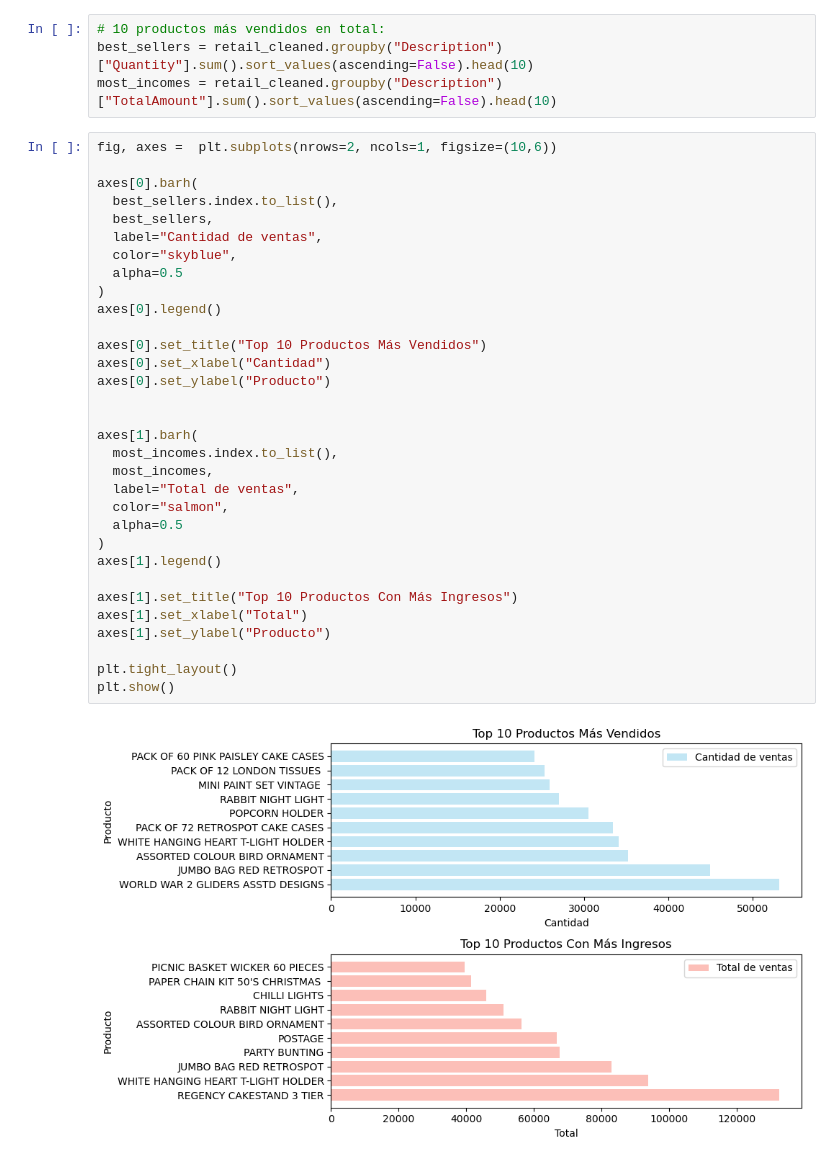
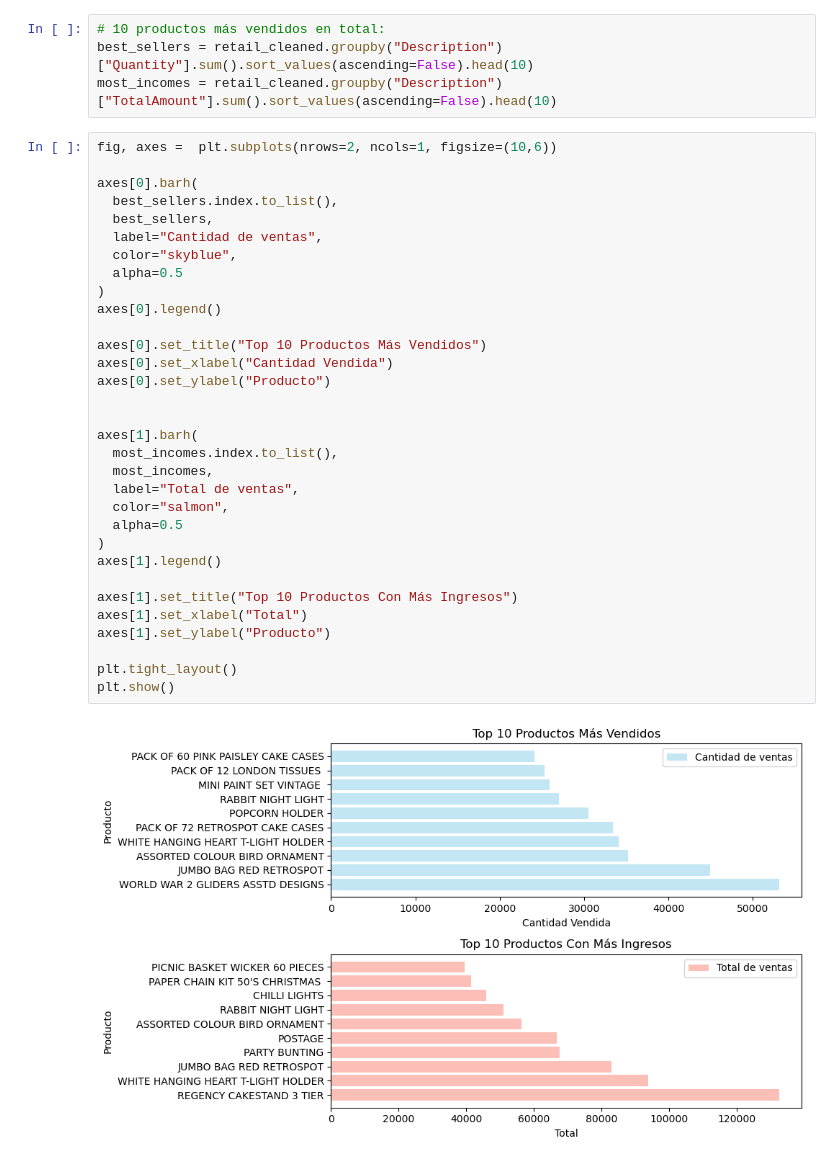
Before and after one commit to pahoalapizco/python_for_data_science, a Jupyter notebook: notebooks/4.0-numpy_pandas_da-analysis_01.ipynb, the cells around one changed output. Drawn from its saved outputs; the diff is of its cells as text.

```diff
--- a/notebooks/4.0-numpy_pandas_da-analysis_01.ipynb
+++ b/notebooks/4.0-numpy_pandas_da-analysis_01.ipynb
@@ -250,32 +251,32 @@ fig, axes =  plt.subplots(nrows=2, ncols=1, figsize=(10,6))
 
 axes[0].barh(
   best_sellers.index.to_list(),
   best_sellers,
   label="Cantidad de ventas",
   color="skyblue",
   alpha=0.5
 )
 axes[0].legend()
 
 axes[0].set_title("Top 10 Productos Más Vendidos")
-axes[0].set_xlabel("Cantidad")
+axes[0].set_xlabel("Cantidad Vendida")
 axes[0].set_ylabel("Producto")
 
 
 axes[1].barh(
   most_incomes.index.to_list(),
   most_incomes,
   label="Total de ventas",
   color="salmon",
   alpha=0.5
 )
 axes[1].legend()
 
 axes[1].set_title("Top 10 Productos Con Más Ingresos")
 axes[1].set_xlabel("Total")
 axes[1].set_ylabel("Producto")
 
 plt.tight_layout()
 plt.show()
 # %% [output]
-[figure, old version]
+[figure, new version]
```
Also changed, not shown: parts of 7 cells of this notebook.
